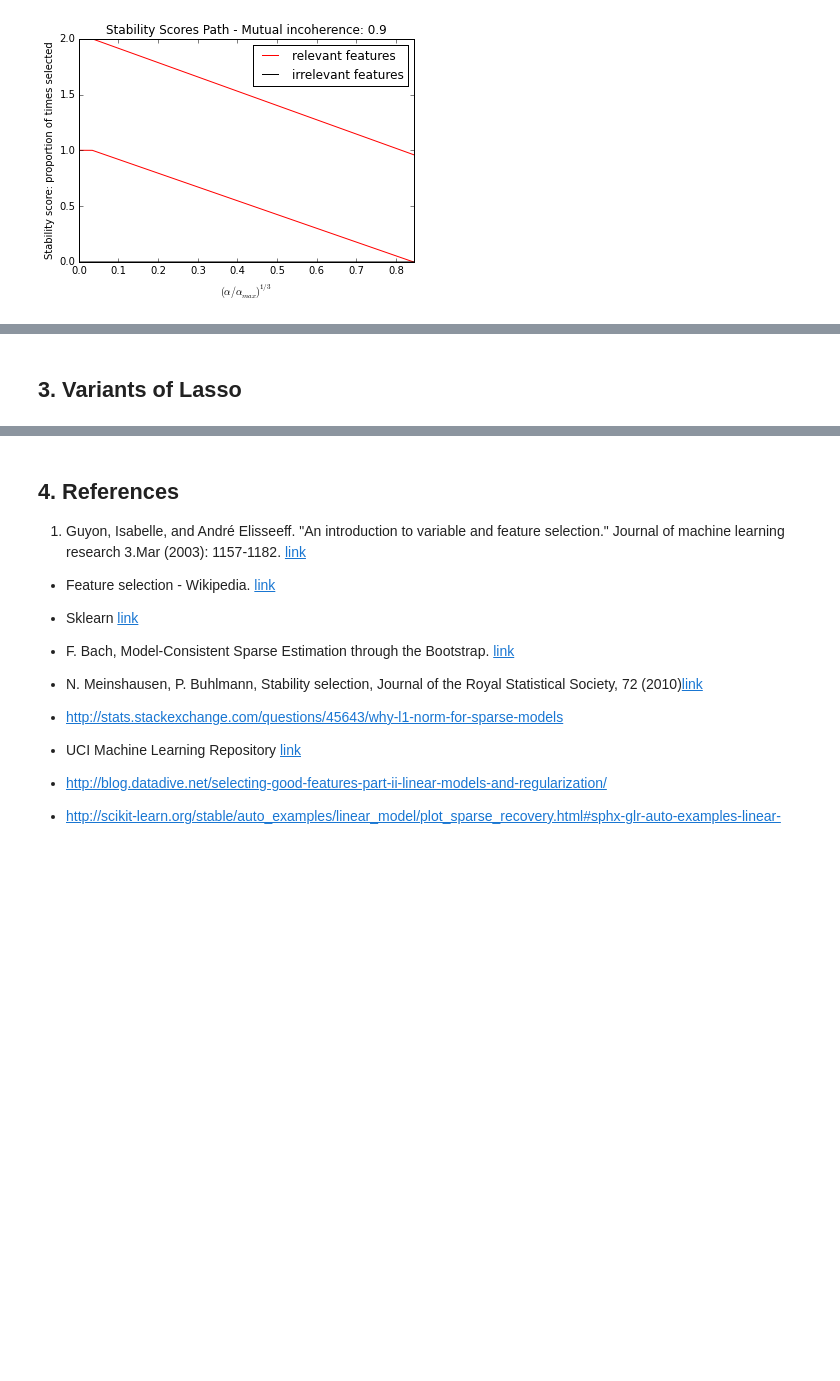
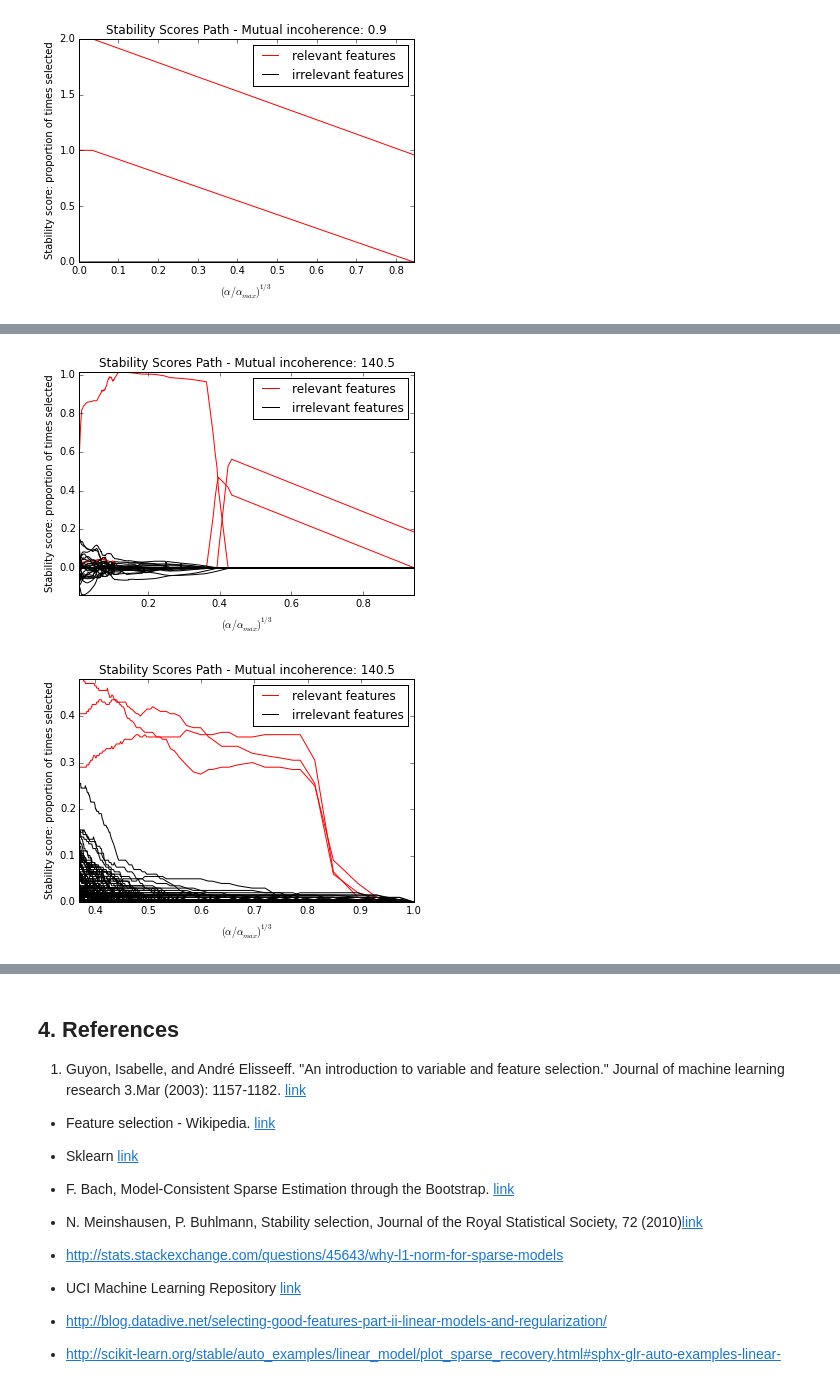
Before and after one commit to JinyiLu/15-688-Tutorial, a Jupyter notebook: Feature Selection Tutorial.ipynb, the cells around one changed output, grey strips where cells are left out. Cells and saved outputs as stored; diff of their text form; code cells hidden in the pictures; blank space fills up the shorter version.

```diff
--- a/Feature Selection Tutorial.ipynb
+++ b/Feature Selection Tutorial.ipynb
@@ -158 +221,11 @@ coefficient of lasso
+# %%
+# Exp 4 large mutual incoherence
+X, y, coef, mi = gen_simulation_dataset(n_samples=25, rng=rng, conditioning=1e-4)
+
+plot_sel_path(X, y, coef, 'Lasso')
+
+plot_sel_path(X, y, coef, 'Stability')
+# %% [output]
+[figure, added]
+[figure, added]
 # %%
@@ -160,2 +232,0 @@ coefficient of lasso
-# %% [markdown]
-## 3. Variants of Lasso
```
Also changed, not shown: parts of 11 cells of this notebook, 1 other file.
